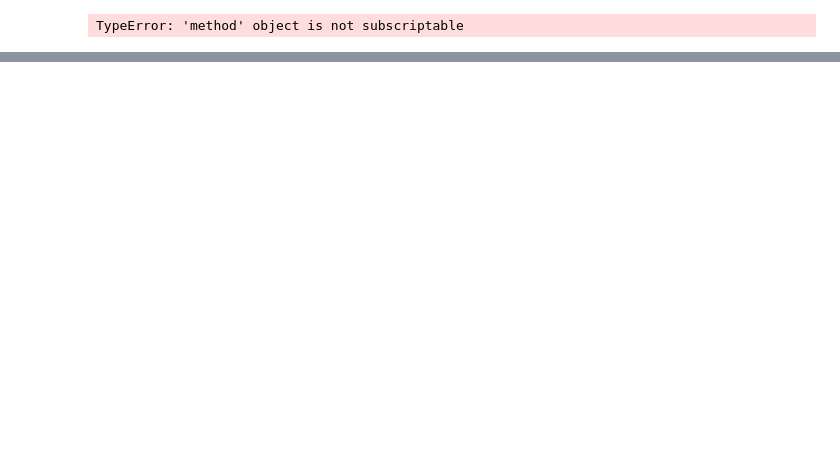
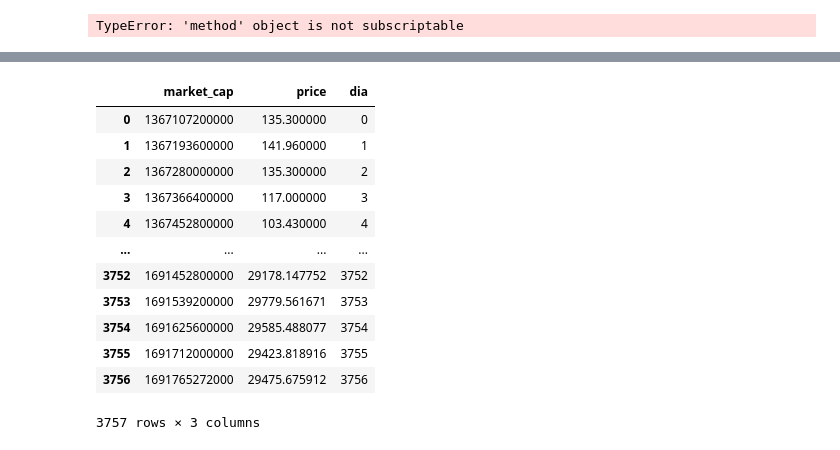
Before and after one commit to NahuVidales/CryptoDataAnalytics, a Jupyter notebook: ETL.ipynb, the cells around one changed output, grey strips where cells are left out. Saved outputs shown, nothing was run; the diff lists cells and outputs as text; code cells hidden in the pictures; blank space fills up the shorter version.

```diff
--- a/ETL.ipynb
+++ b/ETL.ipynb
@@ -477,0 +480,31 @@ NotImplementedError:
+# %%
+
+with open(bitcoin_cap_json, 'r') as file:
+    bitcoin_cap_content = file.read()
+
+# Convertir el JSON en un diccionario
+bitcoin_cap = json.loads(bitcoin_cap_content)
+
+# Normalize the JSON and create a DataFrame
+bitcoin = pd.json_normalize(bitcoin_cap)
+
+# Convertir las listas anidadas en filas individuales para la columna 'prices'
+prices_data = bitcoin_cap['prices']
+prices_df_bitcoin = pd.DataFrame(prices_data, columns=['market_cap', 'price'])
+#Haremos una columna día número para poder hacer un plot de la evolución de los precios y esta será en función del índice de fila
+prices_df_bitcoin['dia'] = prices_df_bitcoin.index
+prices_df_bitcoin
+# %% [output]
+|  | market_cap | price | dia |
+| 0 | 1367107200000 | 135.300000 | 0 |
+| 1 | 1367193600000 | 141.960000 | 1 |
+| 2 | 1367280000000 | 135.300000 | 2 |
+| 3 | 1367366400000 | 117.000000 | 3 |
+| 4 | 1367452800000 | 103.430000 | 4 |
+| ... | ... | ... | ... |
+| 3752 | 1691452800000 | 29178.147752 | 3752 |
+| 3753 | 1691539200000 | 29779.561671 | 3753 |
+| 3754 | 1691625600000 | 29585.488077 | 3754 |
+| 3755 | 1691712000000 | 29423.818916 | 3755 |
+| 3756 | 1691765272000 | 29475.675912 | 3756 |
+3757 rows × 3 columns
```
Also changed, not shown: parts of 23 cells of this notebook, 14 other files.
